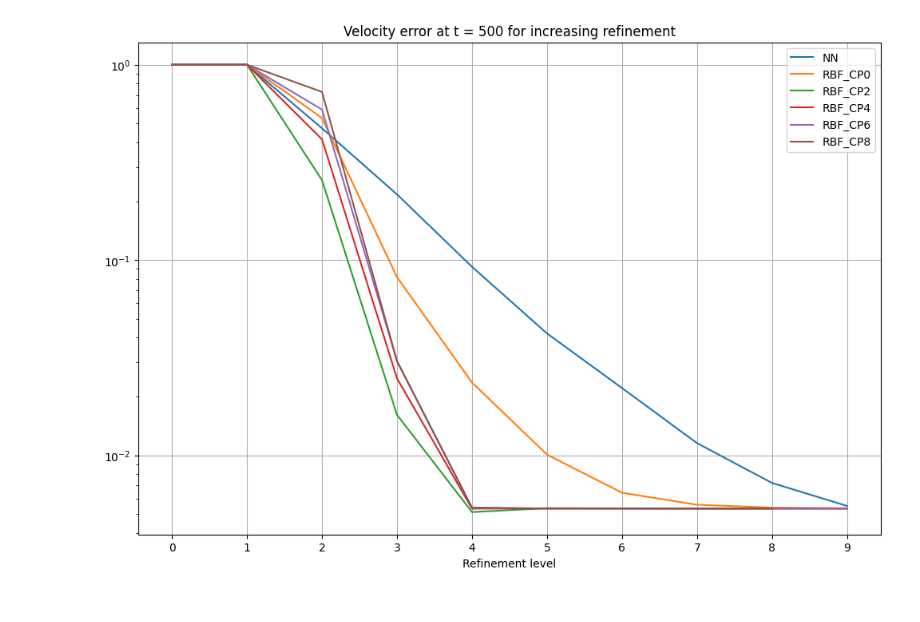
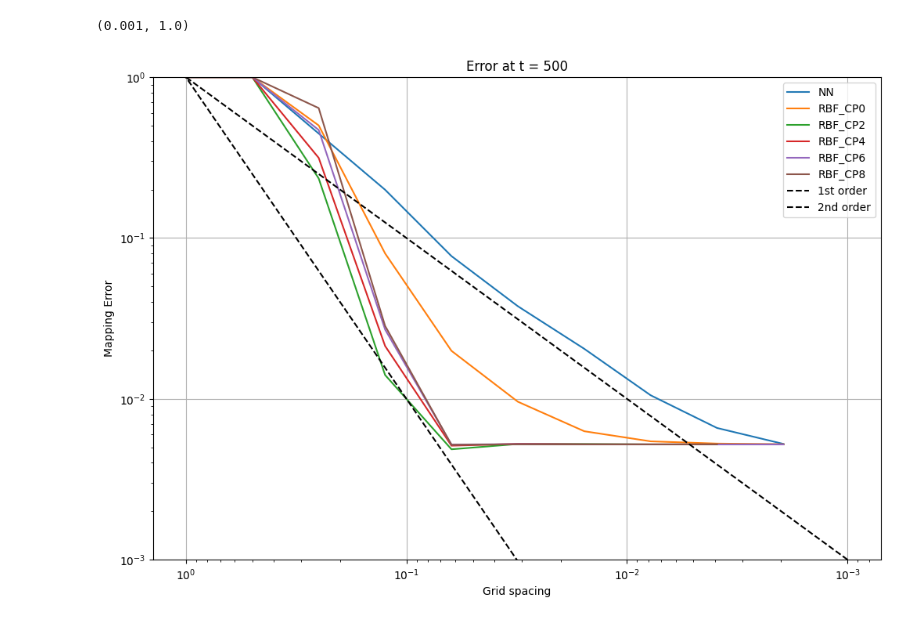
Before and after one commit to r-walloner/Flexible-mesh-particle-coupling-with-preCICE, a Jupyter notebook: deal.II-example-step-68-with-preCICE/runs/convergence_over_refinement/postprocess.ipynb, the cells around one changed output. Cells and saved outputs as stored; diff of their text form; code cells hidden in the pictures.

Commit message:
Improve error convergence plot in step-68-with-precice

```diff
--- a/deal.II-example-step-68-with-preCICE/runs/convergence_over_refinement/postprocess.ipynb
+++ b/deal.II-example-step-68-with-preCICE/runs/convergence_over_refinement/postprocess.ipynb
@@ -15,6 +15,7 @@ from runs import find_runs  # noqa: E402
 # %%
 location_error = pd.DataFrame()
 velocity_error = pd.DataFrame()
+velocity_error_relative = pd.DataFrame()
 
 # Iterate over all runs
 for run_path in find_runs(working_dir.parent):
@@ -25,6 +26,7 @@ for run_path in find_runs(working_dir.parent):
     # Calculate mean L2 error norm for each timestep
     location_error_data = []
     velocity_error_data = []
+    velocity_error_relative_data = []
     indices = []
     for timestep_path in (run_path / "solution").glob("*_particles_*.pvtu"):
         mesh = pv.read(timestep_path)
@@ -38,11 +40,14 @@ for run_path in find_runs(working_dir.parent):
         mesh["velocity_error"] = np.linalg.norm(
             mesh["velocity"] - mesh["analytical_velocity"], axis=1
         )
-        mesh["velocity_error"] /= np.linalg.norm(mesh["analytical_velocity"], axis=1)
+        mesh["velocity_error_relative"] = mesh["velocity_error"] / np.linalg.norm(
+            mesh["analytical_velocity"], axis=1
+        )
 
-        # Calculate mean error norm over all particles
-        location_error_data.append(mesh["location_error"].mean())
-        velocity_error_data.append(mesh["velocity_error"].mean())
+        # Calculate median error norm over all particles
+        location_error_data.append(np.median(mesh["location_error"]))
+        velocity_error_data.append(np.median(mesh["velocity_error"]))
+        velocity_error_relative_data.append(np.median(mesh["velocity_error_relative"]))
 
         # Use the timestep number from the filename as index
         indices.append(int(timestep_path.stem.split("_")[-1]))
@@ -72,14 +77,19 @@ for run_path in find_runs(working_dir.parent):
     # Insert into DataFrame
     location_error[column_name] = pd.Series(data=location_error_data, index=indices)
     velocity_error[column_name] = pd.Series(data=velocity_error_data, index=indices)
+    velocity_error_relative[column_name] = pd.Series(
+        data=velocity_error_relative_data, index=indices
+    )
 # %%
 # Sort columns by name
 location_error.sort_index(inplace=True, axis=1)
 velocity_error.sort_index(inplace=True, axis=1)
+velocity_error_relative.sort_index(inplace=True, axis=1)
 
 # Sort rows by timestep number
 location_error.sort_index(inplace=True, axis=0)
 velocity_error.sort_index(inplace=True, axis=0)
+velocity_error_relative.sort_index(inplace=True, axis=0)
 # %%
 velocity_error.filter(like="NN", axis=1).describe()
 # %% [output]
@@ -174,22 +200,34 @@ array([<Axes: xlabel='timestep'>, <Axes: xlabel='timestep'>,
 # %%
 fig, ax = plt.subplots(figsize=(12, 8))
 
 t = 500
-velocity_error_T = velocity_error.T.loc[:, t]
+velocity_error_T = velocity_error_relative.T.loc[:, t]
 
-velocity_error_T.filter(axis=0, like="NN").plot(ax=ax, label="NN")
-velocity_error_T.filter(axis=0, like="RBF_CP0").plot(ax=ax, label="RBF_CP0")
-velocity_error_T.filter(axis=0, like="RBF_CP2").plot(ax=ax, label="RBF_CP2")
-velocity_error_T.filter(axis=0, like="RBF_CP4").plot(ax=ax, label="RBF_CP4")
-velocity_error_T.filter(axis=0, like="RBF_CP6").plot(ax=ax, label="RBF_CP6")
-velocity_error_T.filter(axis=0, like="RBF_CP8").plot(ax=ax, label="RBF_CP8")
+velocity_error_T.filter(axis=0, like="NN").rename(index=lambda x: 1/(2 ** int(x.split("_")[-1]))).plot(ax=ax, label="NN")
+velocity_error_T.filter(axis=0, like="RBF_CP0").rename(index=lambda x: 1/(2 ** int(x.split("_")[-1]))).plot(ax=ax, label="RBF_CP0")
+velocity_error_T.filter(axis=0, like="RBF_CP2").rename(index=lambda x: 1/(2 ** int(x.split("_")[-1]))).plot(ax=ax, label="RBF_CP2")
+velocity_error_T.filter(axis=0, like="RBF_CP4").rename(index=lambda x: 1/(2 ** int(x.split("_")[-1]))).plot(ax=ax, label="RBF_CP4")
+velocity_error_T.filter(axis=0, like="RBF_CP6").rename(index=lambda x: 1/(2 ** int(x.split("_")[-1]))).plot(ax=ax, label="RBF_CP6")
+velocity_error_T.filter(axis=0, like="RBF_CP8").rename(index=lambda x: 1/(2 ** int(x.split("_")[-1]))).plot(ax=ax, label="RBF_CP8")
 
-ax.set_title(f"Velocity error at t = {t} for increasing refinement")
+# Add reference line for 1st order
+grid_spacing = np.logspace(-3, 0, 100, base=10)
+reference_line_1st = grid_spacing ** 1  # 1st order
+ax.plot(grid_spacing, reference_line_1st, 'k--', label="1st order")
+
+# Add reference line for 2nd order
+reference_line_2nd = grid_spacing ** 2  # 2nd order
+ax.plot(grid_spacing, reference_line_2nd, 'k--', label="2nd order")
+
+ax.set_title(f"Error at t = {t}")
 ax.legend()
 ax.grid()
-ax.set_xlabel("Refinement level")
-ax.set_xticks(range(len(velocity_error_T.filter(axis=0, like="NN").index)))
-ax.set_xticklabels(range(len(velocity_error_T.filter(axis=0, like="NN").index)))
+ax.set_xlabel("Grid spacing")
+ax.invert_xaxis()
+ax.set_ylabel("Mapping Error")
+ax.set_xscale("log")
 ax.set_yscale("log")
+ax.set_ylim([1e-3, 1e0])
 # %% [output]
+(0.001, 1.0)
-[figure, old version]
+[figure, new version]
```
Also changed, not shown: parts of 5 cells of this notebook.
